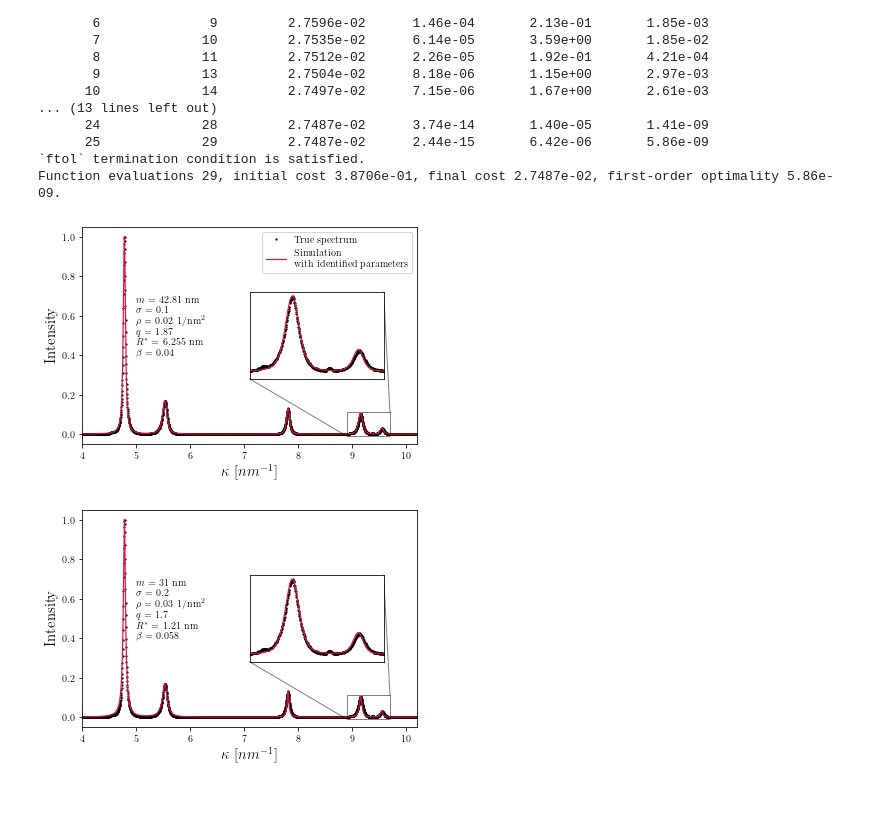
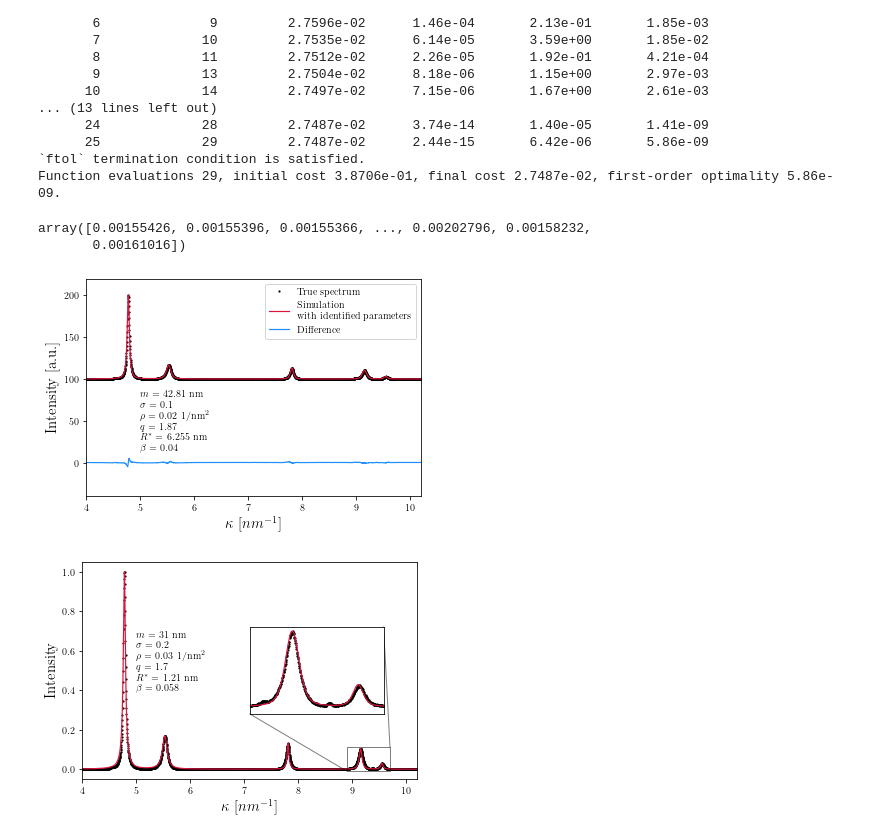
Before and after one commit to balintkaszas/DifFault, a Jupyter notebook: examples/regression_NiMo.ipynb, the cells around one changed output. Saved outputs shown, nothing was run; the diff lists cells and outputs as text; code cells hidden in the pictures; blank space fills up the shorter version.

Commit message:
Updated figures

```diff
--- a/examples/regression_NiMo.ipynb
+++ b/examples/regression_NiMo.ipynb
@@ -260,37 +257,49 @@ theoretical_peaks = np.array([3, 4, 8, 11, 12])
 from matplotlib import rc
 rc('font',**{'family':'serif','serif':['Computer Modern'], 'size':10})
 rc('text', usetex=True)
+# %%
+difference
+# %% [output]
+array([0.00155426, 0.00155396, 0.00155366, ..., 0.00202796, 0.00158232,
+       0.00161016])
 # %%
 fig = plt.figure(figsize = (6, 4))
 ax = fig.add_subplot(111)
-ax.plot(single_peak.positive_diffraction_vectors, true_spectrum, 'o', markersize = 1.2, c='black', label = 'True spectrum')
-ax.plot(single_peak.positive_diffraction_vectors, predicted_spectrum,'-',  linewidth = 1.2, c='Crimson', label = 'Simulation  \n with identified parameters')
+offset_intensity = 100
+magn_intensity = 100
+ax.plot(single_peak.positive_diffraction_vectors, offset_intensity + magn_intensity * true_spectrum, 'o', markersize = 1.2, c='black', label = 'True spectrum')
+ax.plot(single_peak.positive_diffraction_vectors, offset_intensity + magn_intensity * predicted_spectrum,'-',  linewidth = 1.2, c='Crimson', label = 'Simulation  \n with identified parameters')
+
+difference = magn_intensity*(true_spectrum.ravel() - predicted_spectrum.ravel())
+ax.plot(single_peak.positive_diffraction_vectors, difference, '-',  linewidth = 1.2, c='DodgerBlue', label = 'Difference')
+
 ax.legend()
 
 text_to_print = "$m$ = %s nm \n $\\sigma$ = %s \n $\\rho$ = %s 1/nm$^2$ \n $q$ = %s \n $R^*$ = %s nm \n $\\beta$ = %s" %(round(m,2),
                                                        round(sigma,2),
                                                       round(rho,2),
                                                        round(q,2),
                                                         round(Rstar, 3),
                                                        round(B, 3))
 
 ax.set_xlabel('$\kappa$ $[nm^{-1}]$', fontsize = 15)
-ax.set_ylabel('Intensity', fontsize = 15)
+ax.set_ylabel('Intensity [a.u.]', fontsize = 15)
 
-axins = ax.inset_axes(
-    [0.5, 0.3, 0.4, 0.4], xticks = [], yticks = [])
-axins.plot(single_peak.positive_diffraction_vectors, true_spectrum, 'o', markersize = 1.2, c='black', label = 'True spectrum')
-axins.plot(single_peak.positive_diffraction_vectors, predicted_spectrum,'-',  linewidth = 1.2, c='Crimson', label = 'Simulation  \n with identified parameters')
-axins.set_xlim(8.9, 9.7)
+# axins = ax.inset_axes(
+#     [0.5, 0.3, 0.4, 0.4], xticks = [], yticks = [])
+# axins.plot(single_peak.positive_diffraction_vectors, true_spectrum, 'o', markersize = 1.2, c='black', label = 'True spectrum')
+# axins.plot(single_peak.positive_diffraction_vectors, predicted_spectrum,'-',  linewidth = 1.2, c='Crimson', label = 'Simulation  \n with identified parameters')
+# axins.set_xlim(8.9, 9.7)
 ax.set_xlim(4, 10.2)
+ax.set_ylim(-40, 220)
 
 #axins.set_ylim(0., 0.2)
-axins.set_ylim(-0.01, 0.11)
-ax.indicate_inset_zoom(axins, edgecolor="black")
-ax.text(5, 0.4, text_to_print)
+# axins.set_ylim(-0.01, 0.11)
+# ax.indicate_inset_zoom(axins, edgecolor="black")
+ax.text(5, 15, text_to_print)
 plt.savefig('nimo_predict.pdf', bbox_inches='tight')
 # %% [output]
-[figure, old version]
+[figure, new version]
 # %%
 predicted_spectrum_CMWP = generate_multiple_peaks(single_peak,
                                         m_cmwp,
```
Also changed, not shown: parts of 1 cell of this notebook, 1 other file.
